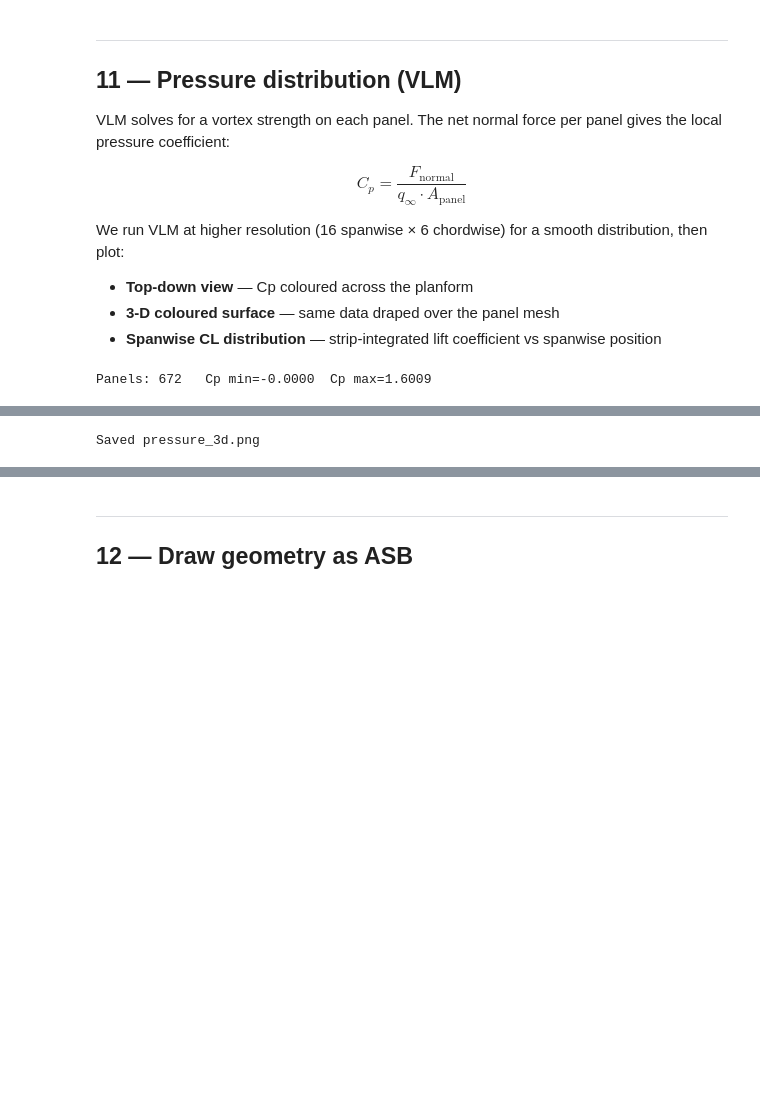
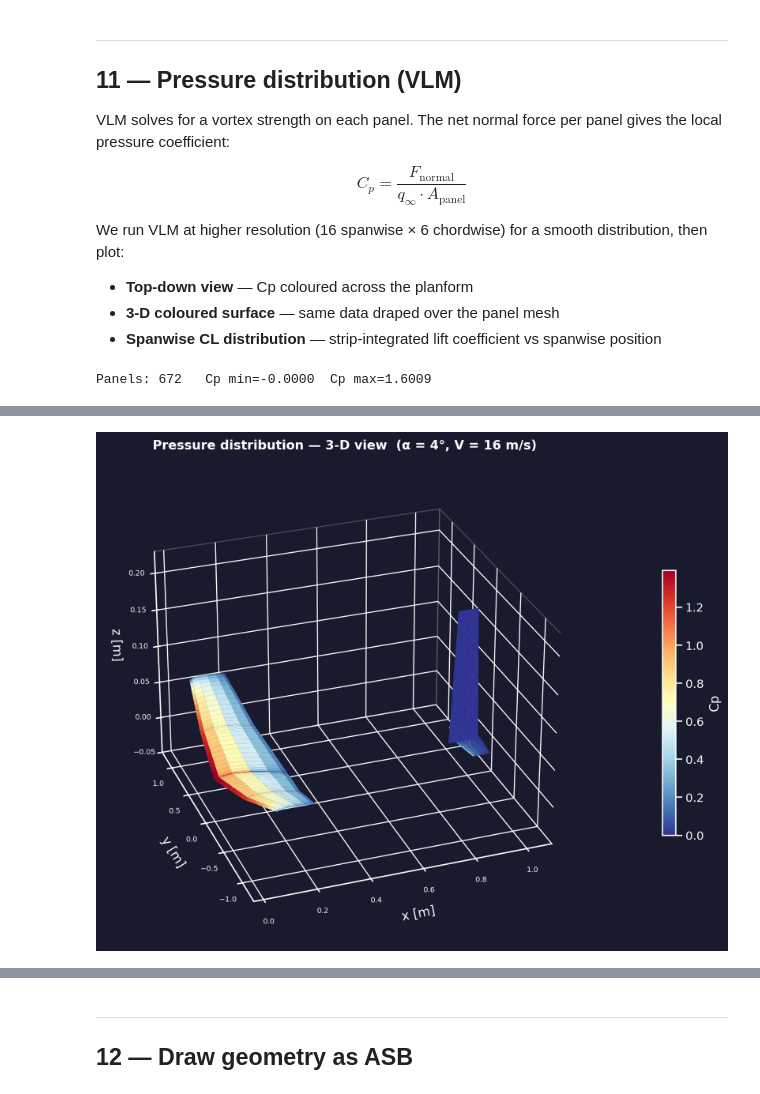
Before and after one commit to KasparStepan/AerisPlane, a Jupyter notebook: tutorials/02_aerodynamics_executed.ipynb, the cells around one changed output, grey strips where cells are left out. Drawn from its saved outputs; the diff is of its cells as text; code cells hidden in the pictures; blank space fills up the shorter version.

```diff
--- a/tutorials/02_aerodynamics_executed.ipynb
+++ b/tutorials/02_aerodynamics_executed.ipynb
@@ -656,37 +635,34 @@ pc3d = Poly3DCollection(quads_3d, facecolors=face_colors_3d,
 ax3d.add_collection3d(pc3d)
 
 # Set axis limits from panel centres
 ax3d.set_xlim(centers[:,0].min() - 0.05, centers[:,0].max() + 0.05)
 ax3d.set_ylim(centers[:,1].min() - 0.1,  centers[:,1].max() + 0.1)
 ax3d.set_zlim(centers[:,2].min() - 0.05, centers[:,2].max() + 0.05)
 
 ax3d.set_xlabel("x [m]", color="white", labelpad=6)
 ax3d.set_ylabel("y [m]", color="white", labelpad=6)
 ax3d.set_zlabel("z [m]", color="white", labelpad=6)
 ax3d.tick_params(colors="white", labelsize=7)
 for pane in [ax3d.xaxis.pane, ax3d.yaxis.pane, ax3d.zaxis.pane]:
     pane.set_facecolor("#1a1a2e")
     pane.set_edgecolor("gray")
 
 ax3d.view_init(elev=28, azim=-110)
 
 sm3 = plt.cm.ScalarMappable(cmap=cmap_cp, norm=norm_cp)
 sm3.set_array([])
 cb3 = fig3d.colorbar(sm3, ax=ax3d, shrink=0.55, pad=0.08)
 cb3.set_label("Cp", color="white")
 cb3.ax.yaxis.set_tick_params(color="white")
 plt.setp(cb3.ax.yaxis.get_ticklabels(), color="white")
 
 ax3d.set_title("Pressure distribution — 3-D view  (α = 4°, V = 16 m/s)",
                color="white", fontsize=12, fontweight="bold", pad=12)
 
 fig3d.tight_layout()
-fig3d.savefig("pressure_3d.png", dpi=150, bbox_inches="tight",
-              facecolor=fig3d.get_facecolor())
 plt.show()
-print("Saved pressure_3d.png")
 # %% [output]
-Saved pressure_3d.png
+[figure, added]
 # %%
 # ── Plot 3: spanwise CL distribution ──────────────────────────────────────
 # Identify main wing panels (|y| <= semispan + small margin, |x| <= ~0.4)
```
Also changed, not shown: parts of 12 cells of this notebook, 7 other files.
